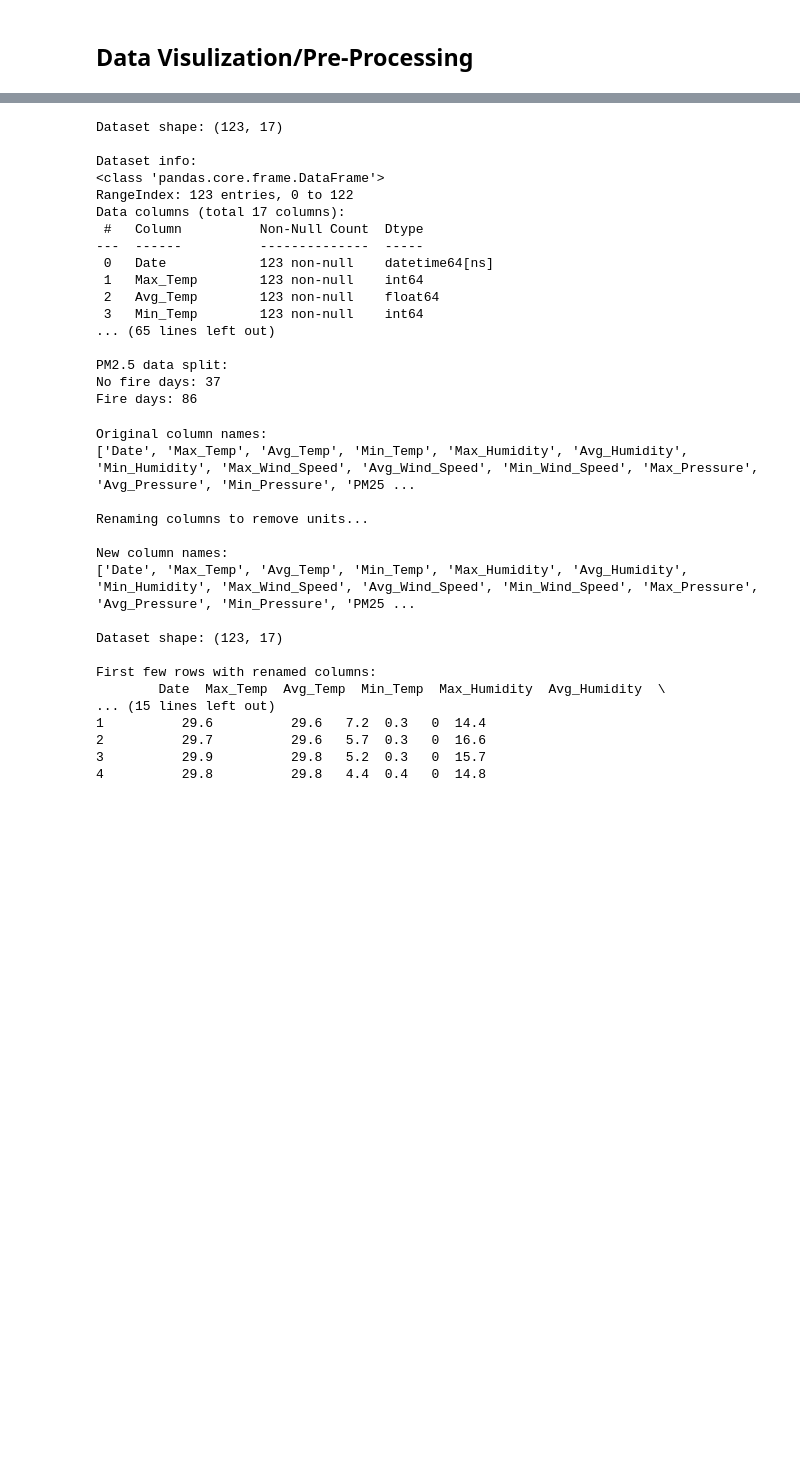
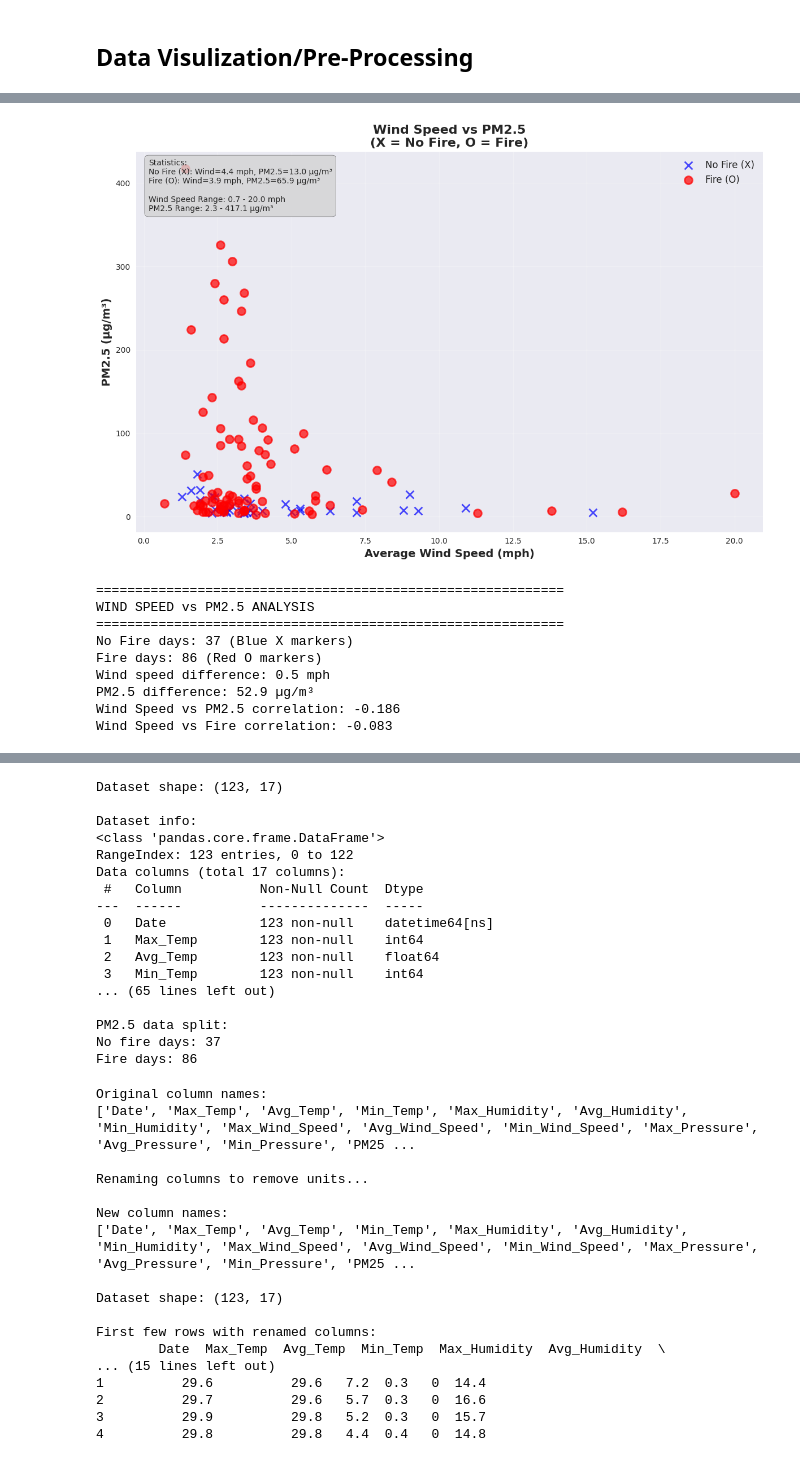
Before and after one commit to aveb7tacoma/engr697, a Jupyter notebook: data preprocessing/start.ipynb, the cells around one changed output, grey strips where cells are left out. Cells and saved outputs as stored; diff of their text form; code cells hidden in the pictures; blank space fills up the shorter version.

```diff
--- a/data preprocessing/start.ipynb
+++ b/data preprocessing/start.ipynb
@@ -2,0 +86,69 @@
+# %%
+# ===== WIND SPEED vs PM2.5 SCATTER PLOT =====
+# Scatter plot with wind speed on x-axis, PM2.5 on y-axis, and different markers for fire/no fire
+
+plt.figure(figsize=(12, 8))
+
+# Split data by fire occurrence
+no_fire_data = df[df['yn'] == 0]
+fire_data = df[df['yn'] == 1]
+
+# Create scatter plot with different markers
+plt.scatter(no_fire_data['Avg_Wind_Speed'], no_fire_data['PM25'],
+           marker='x', s=100, c='blue', alpha=0.7, label='No Fire (X)', linewidth=2)
+plt.scatter(fire_data['Avg_Wind_Speed'], fire_data['PM25'],
+           marker='o', s=100, c='red', alpha=0.7, label='Fire (O)', linewidth=2)
+
+# Customize the plot
+plt.xlabel('Average Wind Speed (mph)', fontsize=14, fontweight='bold')
+plt.ylabel('PM2.5 (µg/m³)', fontsize=14, fontweight='bold')
+plt.title('Wind Speed vs PM2.5\n(X = No Fire, O = Fire)', fontsize=16, fontweight='bold')
+plt.legend(fontsize=12)
+plt.grid(True, alpha=0.3)
+
+# Add statistics
+no_fire_wind_mean = no_fire_data['Avg_Wind_Speed'].mean()
+fire_wind_mean = fire_data['Avg_Wind_Speed'].mean()
+no_fire_pm25_mean = no_fire_data['PM25'].mean()
+fire_pm25_mean = fire_data['PM25'].mean()
+
+# Add text box with statistics
+stats_text = f"""Statistics:
+No Fire (X): Wind={no_fire_wind_mean:.1f} mph, PM2.5={no_fire_pm25_mean:.1f} µg/m³
+Fire (O): Wind={fire_wind_mean:.1f} mph, PM2.5={fire_pm25_mean:.1f} µg/m³
+
+Wind Speed Range: {df['Avg_Wind_Speed'].min():.1f} - {df['Avg_Wind_Speed'].max():.1f} mph
+PM2.5 Range: {df['PM25'].min():.1f} - {df['PM25'].max():.1f} µg/m³"""
+
+plt.text(0.02, 0.98, stats_text, transform=plt.gca().transAxes,
+         verticalalignment='top', bbox=dict(boxstyle="round,pad=0.5",
+         facecolor="lightgray", alpha=0.8), fontsize=10)
+
+plt.tight_layout()
+plt.show()
+
+# Print detailed analysis
+print("="*60)
+print("WIND SPEED vs PM2.5 ANALYSIS")
+print("="*60)
+print(f"No Fire days: {len(no_fire_data)} (Blue X markers)")
+print(f"Fire days: {len(fire_data)} (Red O markers)")
+print(f"Wind speed difference: {abs(fire_wind_mean - no_fire_wind_mean):.1f} mph")
+print(f"PM2.5 difference: {abs(fire_pm25_mean - no_fire_pm25_mean):.1f} µg/m³")
+
+# Calculate correlation
+wind_pm25_corr = df['Avg_Wind_Speed'].corr(df['PM25'])
+wind_fire_corr = df['Avg_Wind_Speed'].corr(df['yn'])
+print(f"Wind Speed vs PM2.5 correlation: {wind_pm25_corr:.3f}")
+print(f"Wind Speed vs Fire correlation: {wind_fire_corr:.3f}")
+# %% [output]
+[figure, added]
+============================================================
+WIND SPEED vs PM2.5 ANALYSIS
+============================================================
+No Fire days: 37 (Blue X markers)
+Fire days: 86 (Red O markers)
+Wind speed difference: 0.5 mph
+PM2.5 difference: 52.9 µg/m³
+Wind Speed vs PM2.5 correlation: -0.186
+Wind Speed vs Fire correlation: -0.083
```
Also changed, not shown: parts of 10 cells of this notebook, 1 other file.
